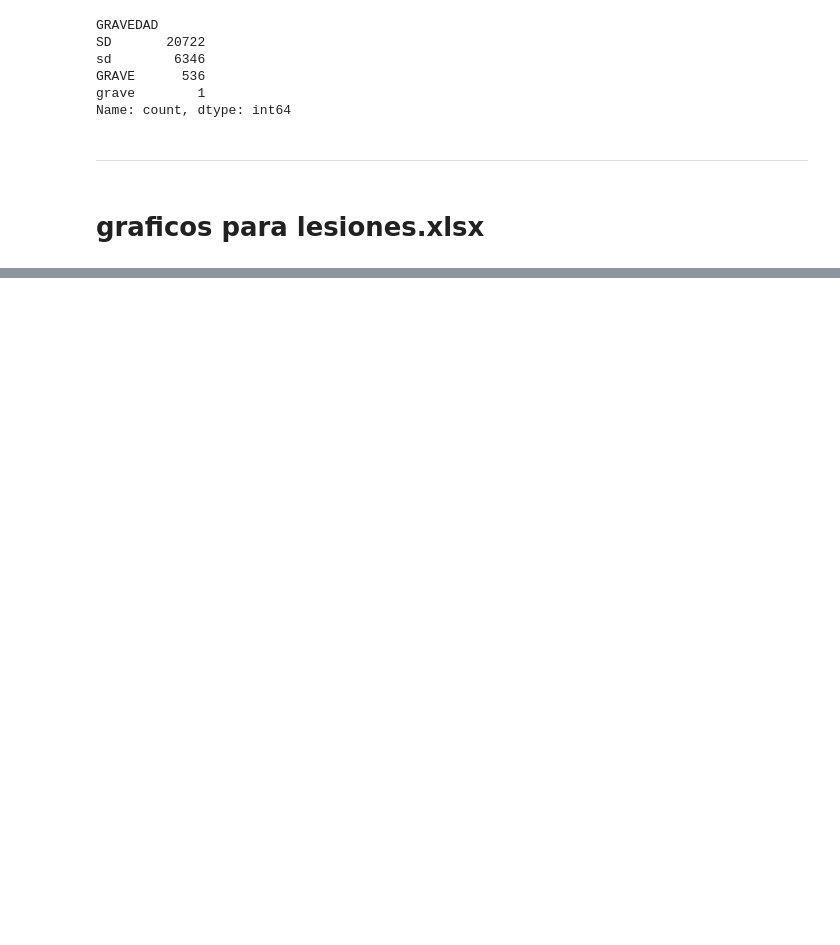
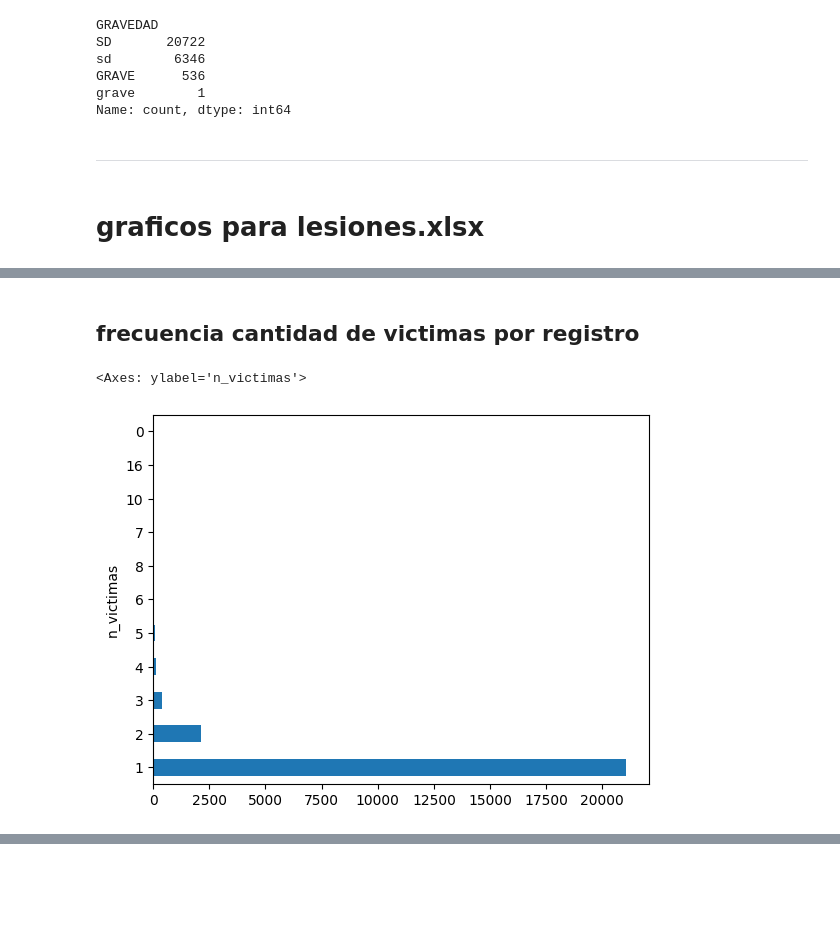
Before and after one commit to tDelbarco/PI_DataAnalytics_Siniestros-Viales, a Jupyter notebook: EDA.ipynb, the cells around one changed output, grey strips where cells are left out. Cells and saved outputs as stored; diff of their text form; code cells hidden in the pictures; blank space fills up the shorter version.

```diff
--- a/EDA.ipynb
+++ b/EDA.ipynb
@@ -1111,0 +1160,7 @@ Name: count, dtype: int64
+# %% [markdown]
+## frecuencia cantidad de victimas por registro
+# %%
+lesiones_hechos["n_victimas"].value_counts().plot(kind="barh")
+# %% [output]
+<Axes: ylabel='n_victimas'>
+[figure, added]
```
Also changed, not shown: parts of 38 cells of this notebook, 13 other files.
